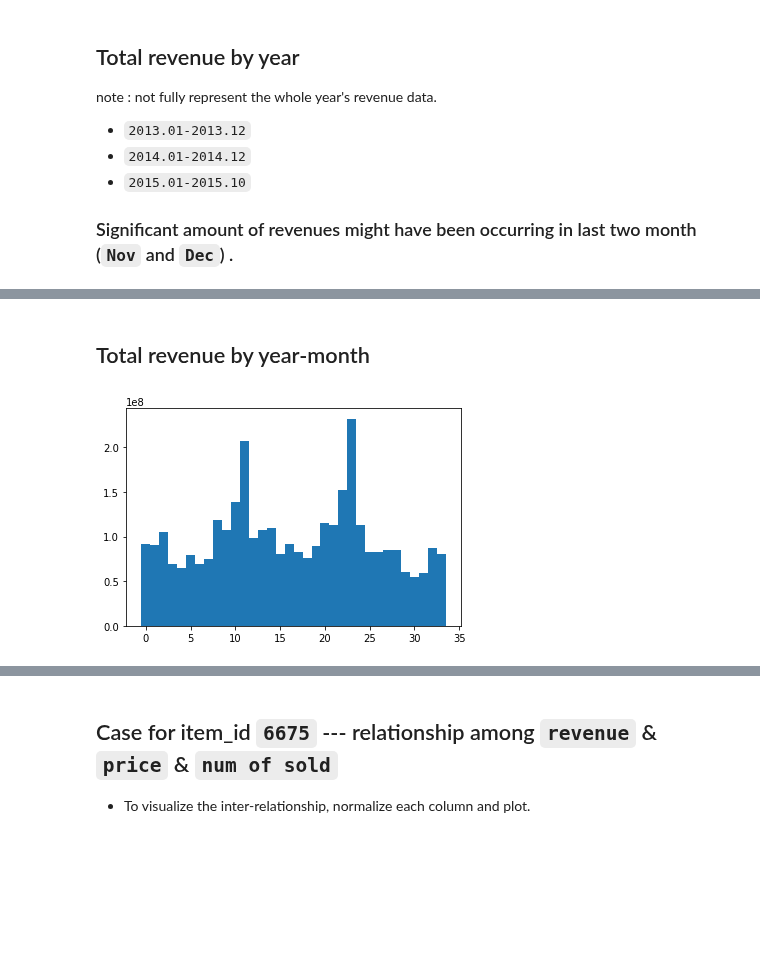
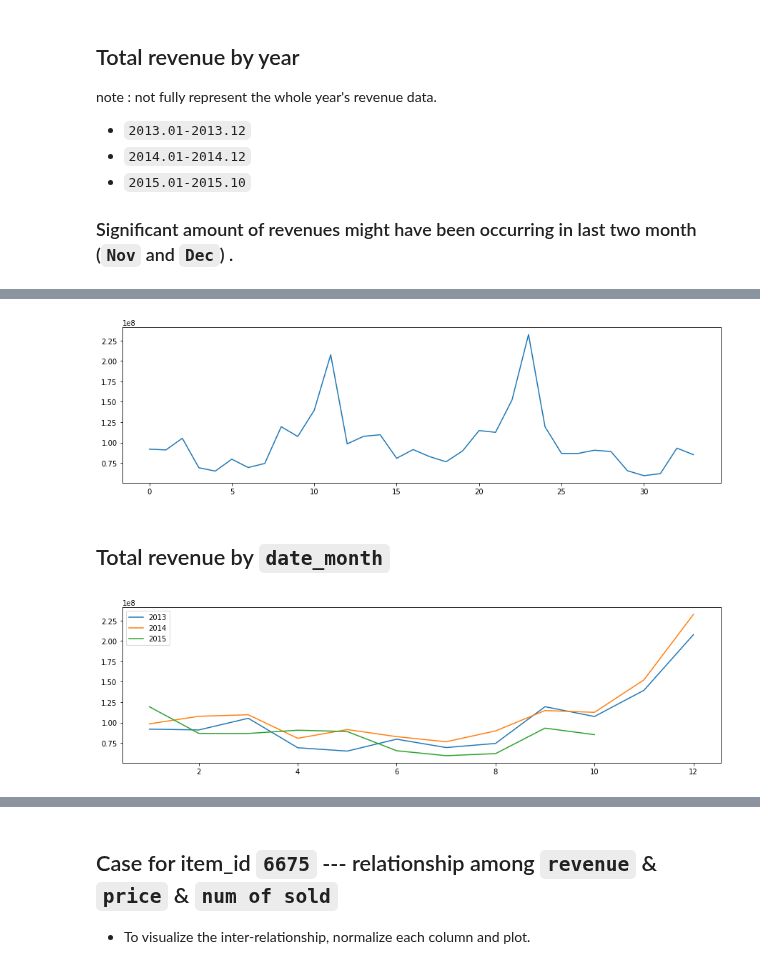
Before and after one commit to choigww/projects, a Jupyter notebook: predict-future-sales/2-explanatory-data-analysis-and-feature-engineering.ipynb, the cells around one changed output, grey strips where cells are left out. Saved outputs shown, nothing was run; the diff lists cells and outputs as text; code cells hidden in the pictures; blank space fills up the shorter version.

```diff
--- a/predict-future-sales/2-explanatory-data-analysis-and-feature-engineering.ipynb
+++ b/predict-future-sales/2-explanatory-data-analysis-and-feature-engineering.ipynb
@@ -157,11 +159,21 @@ plt.show()
+# %%
+plt.figure(figsize=(15, 4))
+plt.plot(sorted(train['date_block_num'].unique()), train.groupby('date_block_num')['revenue_month'].sum())
+plt.show()
+# %% [output]
+[figure, added]
 # %% [markdown]
-## Total revenue by year-month
+## Total revenue by `date_month`
-# %%
-sorted_yearmonth_uniques = sorted(train['date_block_num'].unique().tolist())
-
-plt.bar(sorted_yearmonth_uniques,
-         [train[train['date_block_num']==yearmonth]['revenue'].sum() for yearmonth in sorted_yearmonth_uniques],
-       width=1,)
-plt.show()
-# %% [output]
-[figure, removed]
+# %%
+rev_2013_by_month = train[train['date_year']==2013].groupby('date_month')['revenue_month'].sum()
+rev_2014_by_month = train[train['date_year']==2014].groupby('date_month')['revenue_month'].sum()
+rev_2015_by_month = train[train['date_year']==2015].groupby('date_month')['revenue_month'].sum()
+
+plt.figure(figsize=(15,4))
+plt.plot(range(1,13), rev_2013_by_month, label='2013')
+plt.plot(range(1,13), rev_2014_by_month, label='2014')
+plt.plot(range(1,11), rev_2015_by_month, label='2015')
+plt.legend()
+plt.show()
+# %% [output]
+[figure, added]
```
Also changed, not shown: parts of 67 cells of this notebook, 1 other file.
